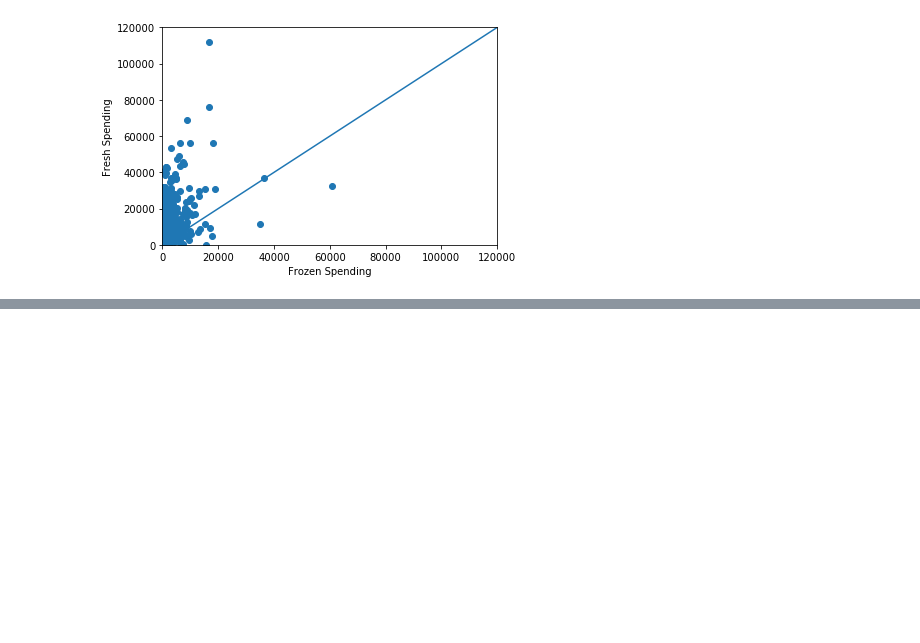
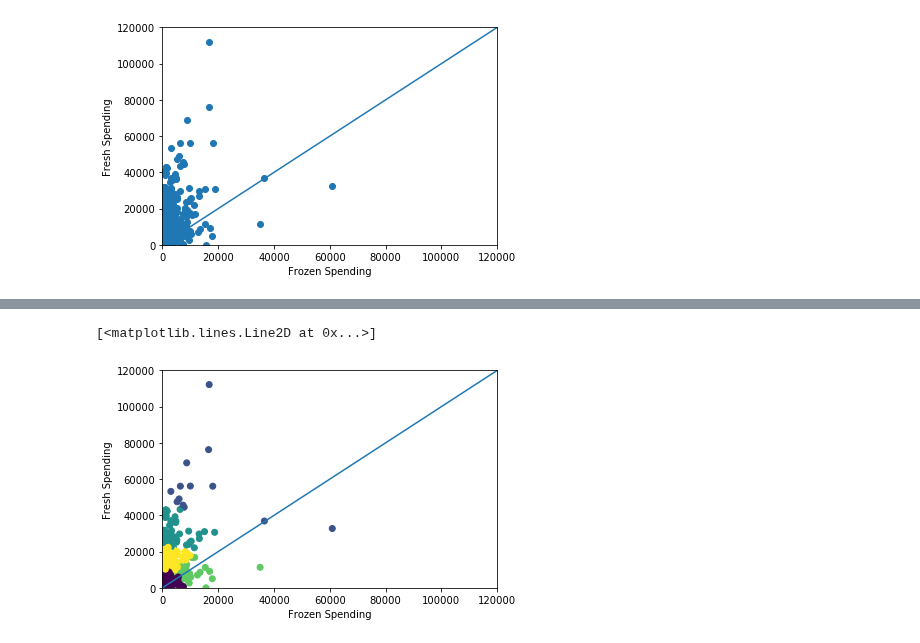
Before and after one commit to tfolkman/byu_econ_applied_machine_learning, a Jupyter notebook: lectures/Lecture_13_Clustering.ipynb, the cells around one changed output, grey strips where cells are left out. Saved outputs shown, nothing was run; the diff lists cells and outputs as text; code cells hidden in the pictures; blank space fills up the shorter version.

Commit message:
k means

```diff
--- a/lectures/Lecture_13_Clustering.ipynb
+++ b/lectures/Lecture_13_Clustering.ipynb
@@ -42,0 +64,28 @@ K-means solves this problem by trying to minimize the variation within a cluster
+# %%
+from sklearn.metrics.pairwise import euclidean_distances
+
+def k_means(k, data):
+    copy_data = data.copy()
+    rows, features = copy_data.shape
+    copy_data['cluster_assignments'] = np.random.randint(0, k, rows)
+    did_change = 1
+    while did_change:
+        centroids = copy_data.groupby('cluster_assignments').mean()
+        new_assignments = np.argmin(euclidean_distances(data.values[:,:features], centroids.values), 1)
+        if np.array_equal(copy_data['cluster_assignments'].values, np.array(new_assignments)):
+            did_change = 0
+        else:
+            copy_data['cluster_assignments'] = new_assignments
+    return copy_data['cluster_assignments'].values
+# %%
+clusters = k_means(5, df[['Frozen', 'Fresh']])
+# %%
+plt.scatter(df['Frozen'], df['Fresh'], c=clusters)
+plt.xlabel("Frozen Spending")
+plt.ylabel("Fresh Spending")
+plt.xlim(0,120000)
+plt.ylim(0,120000)
+plt.plot(range(120000), range(120000))
+# %% [output]
+[<matplotlib.lines.Line2D at 0x...>]
+[figure, added]
```
Also changed, not shown: parts of 2 cells of this notebook.
